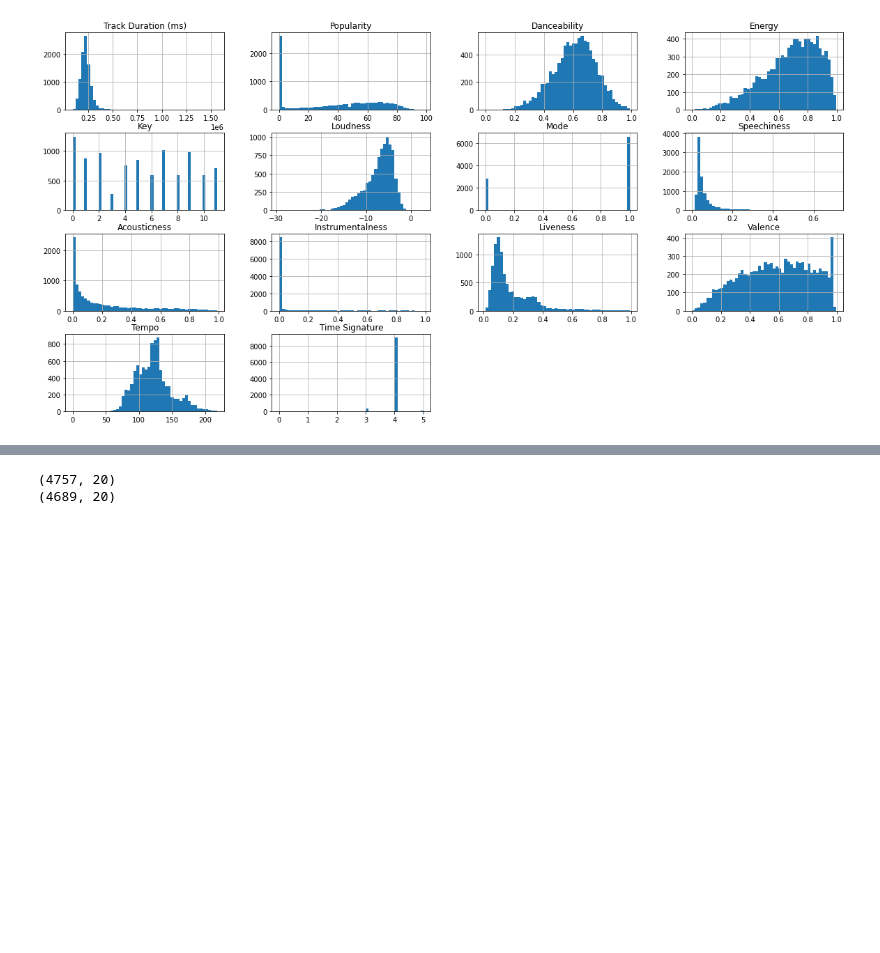
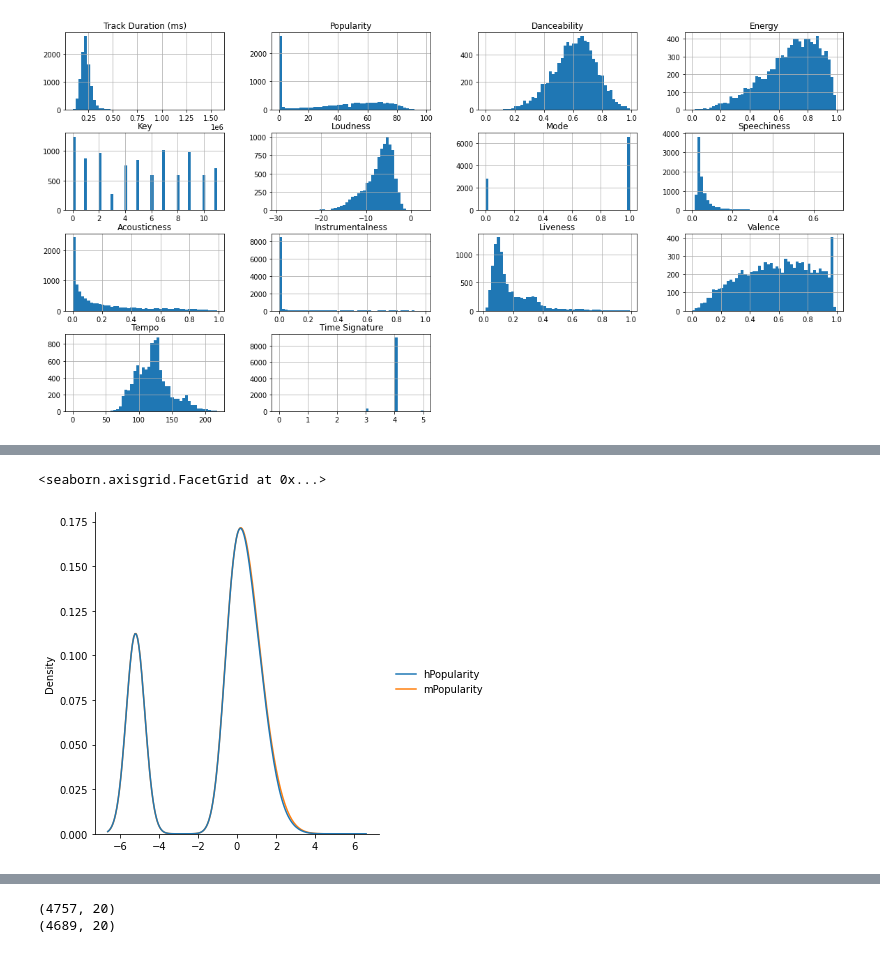
Before and after one commit to alib2014/Data-science, a Jupyter notebook: Statistic test/spotify.ipynb, the cells around one changed output, grey strips where cells are left out. Drawn from its saved outputs; the diff is of its cells as text; code cells hidden in the pictures; blank space fills up the shorter version.

```diff
--- a/Statistic test/spotify.ipynb
+++ b/Statistic test/spotify.ipynb
@@ -125,0 +162,10 @@ plt.show()
+# %%
+highTempoPop = pd.DataFrame(data=np.array(highTempo['Popularity']), columns=['hPopularity'])
+lowTempoPop = pd.DataFrame(data=np.array(lowTempo['Popularity']), columns=['mPopularity'])
+# %%
+energy = pd.concat([highTempoPop, lowTempoPop])
+# %%
+sns.displot(data=energy, kind='kde')
+# %% [output]
+<seaborn.axisgrid.FacetGrid at 0x...>
+[figure, added]
```
Also changed, not shown: parts of 15 cells of this notebook.
